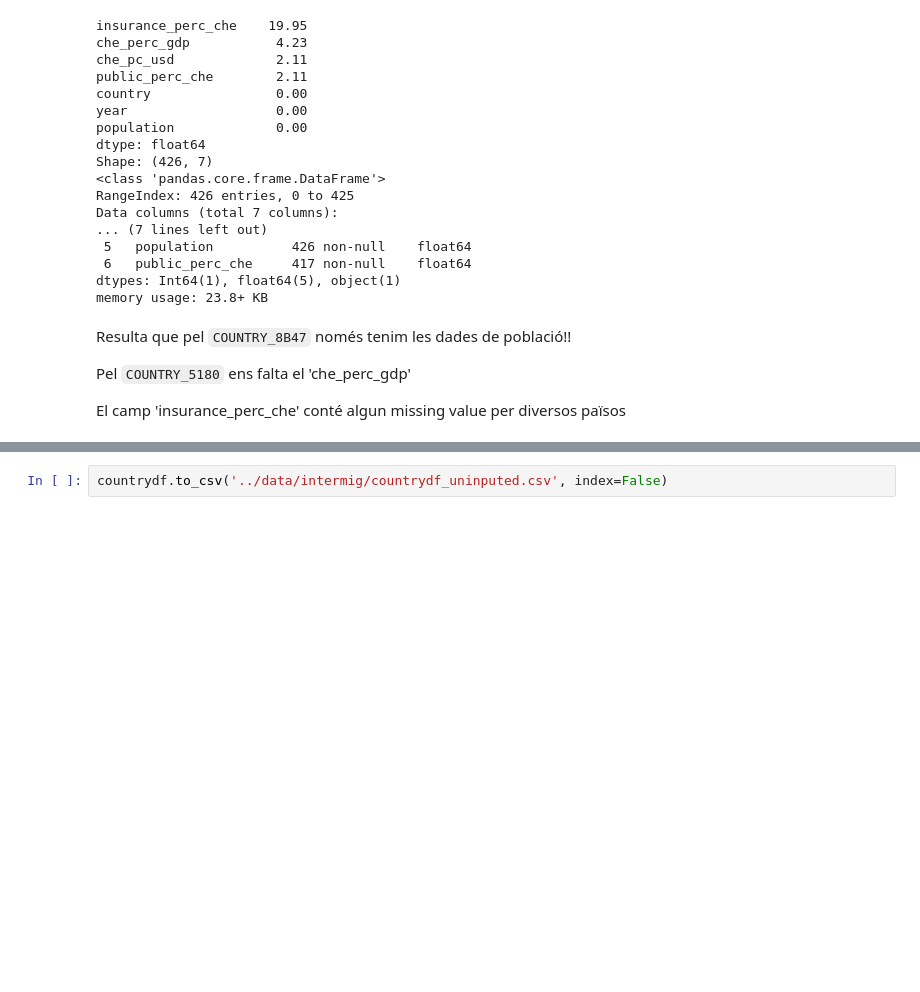
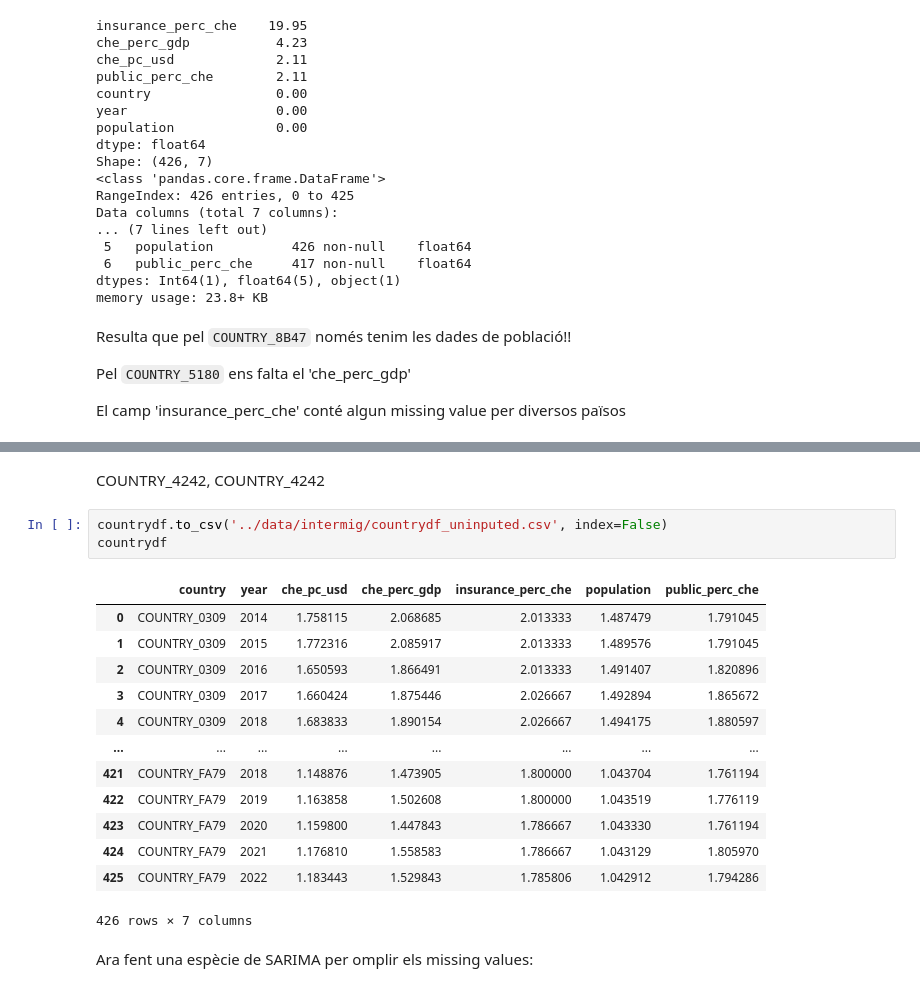
Before and after one commit to Bincowsky/Bonkis-Jake, a Jupyter notebook: notebooks/build-lookups.ipynb, the cells around one changed output, grey strips where cells are left out. Drawn from its saved outputs; the diff is of its cells as text; blank space fills up the shorter version.

```diff
--- a/notebooks/build-lookups.ipynb
+++ b/notebooks/build-lookups.ipynb
@@ -237,2 +262,21 @@ plt.show()
+# %% [markdown]
+COUNTRY_4242, COUNTRY_4242
 # %%
 countrydf.to_csv('../data/intermig/countrydf_uninputed.csv', index=False)
+countrydf
+# %% [output]
+|  | country | year | che_pc_usd | che_perc_gdp | insurance_perc_che | population | public_perc_che |
+| 0 | COUNTRY_0309 | 2014 | 1.758115 | 2.068685 | 2.013333 | 1.487479 | 1.791045 |
+| 1 | COUNTRY_0309 | 2015 | 1.772316 | 2.085917 | 2.013333 | 1.489576 | 1.791045 |
+| 2 | COUNTRY_0309 | 2016 | 1.650593 | 1.866491 | 2.013333 | 1.491407 | 1.820896 |
+| 3 | COUNTRY_0309 | 2017 | 1.660424 | 1.875446 | 2.026667 | 1.492894 | 1.865672 |
+| 4 | COUNTRY_0309 | 2018 | 1.683833 | 1.890154 | 2.026667 | 1.494175 | 1.880597 |
+| ... | ... | ... | ... | ... | ... | ... | ... |
+| 421 | COUNTRY_FA79 | 2018 | 1.148876 | 1.473905 | 1.800000 | 1.043704 | 1.761194 |
+| 422 | COUNTRY_FA79 | 2019 | 1.163858 | 1.502608 | 1.800000 | 1.043519 | 1.776119 |
+| 423 | COUNTRY_FA79 | 2020 | 1.159800 | 1.447843 | 1.786667 | 1.043330 | 1.761194 |
+| 424 | COUNTRY_FA79 | 2021 | 1.176810 | 1.558583 | 1.786667 | 1.043129 | 1.805970 |
+| 425 | COUNTRY_FA79 | 2022 | 1.183443 | 1.529843 | 1.785806 | 1.042912 | 1.794286 |
+426 rows × 7 columns
+# %% [markdown]
+Ara fent una espècie de SARIMA per omplir els missing values:
```
Also changed, not shown: parts of 6 cells of this notebook, 5 other files.
